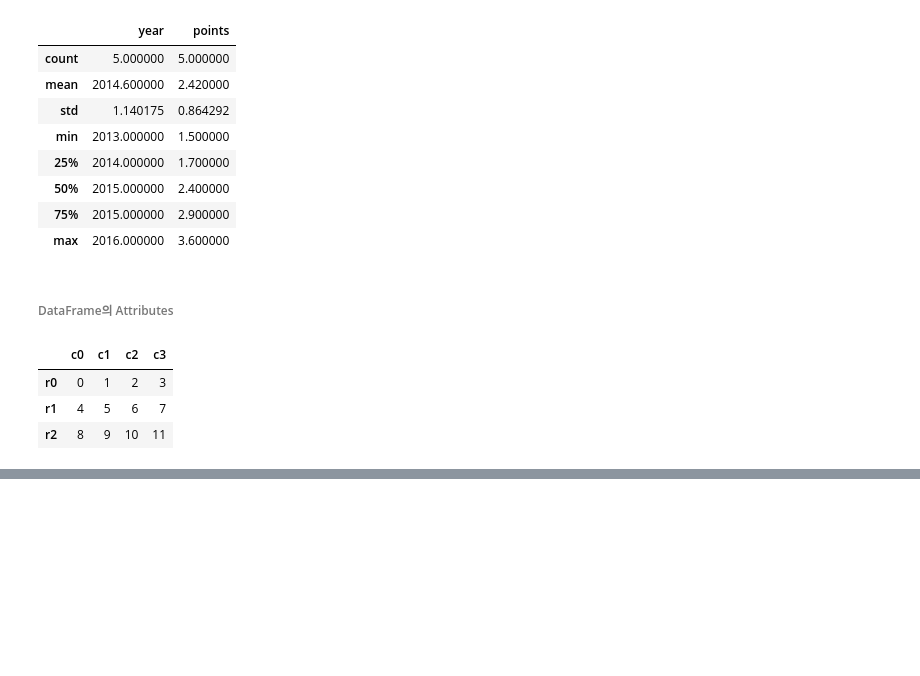
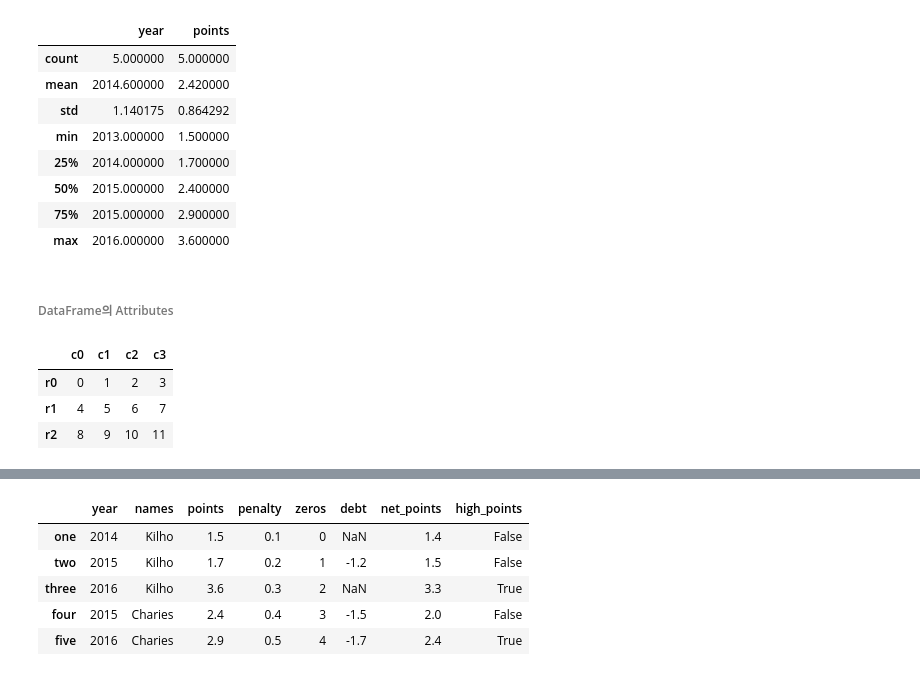
Before and after one commit to haebzzzang/dachungcam, a Jupyter notebook: 1week.ipynb, the cells around one changed output, grey strips where cells are left out. Drawn from its saved outputs; the diff is of its cells as text; code cells hidden in the pictures; blank space fills up the shorter version.

```diff
--- a/1week.ipynb
+++ b/1week.ipynb
@@ -1821,0 +1994,7 @@ df_1
+# %%
+data = {'names' : ['Kilho', 'Kilho', 'Kilho', 'Charies', 'Charies'],
+        'year' : [2014, 2015, 2016, 2015, 2016],
+        'points' : [1.5, 1.7, 3.6, 2.4, 2.9]}
+
+df = pd.DataFrame(data, columns = ['year', 'names', 'points', 'penalty'],
+                index = ['one', 'two', 'three', 'four', 'five'])
@@ -1821,0 +2013,8 @@ df_1
+# %%
+## 특정 열 선택 후, 값 대입
+df['penalty'] = .5
+df['penalty'] = [.1, .2, .3, .4, .5]
+# %%
+## 새로운 열 추가
+df['zeros'] = np.arange(5)
+df
@@ -1821,0 +2028,6 @@ df_1
+# %%
+## Series 추가 가능
+val = pd.Series([-1.2, -1.5, -1.7], index = ['two', 'four', 'five'])
+
+df['debt'] = val
+df
@@ -1821,0 +2041,11 @@ df_1
+# %%
+df['net_points'] = df['points'] - df['penalty']
+df['high_points'] = df['net_points'] > 2.0
+df
+# %% [output]
+|  | year | names | points | penalty | zeros | debt | net_points | high_points |
+| one | 2014 | Kilho | 1.5 | 0.1 | 0 | NaN | 1.4 | False |
+| two | 2015 | Kilho | 1.7 | 0.2 | 1 | -1.2 | 1.5 | False |
+| three | 2016 | Kilho | 3.6 | 0.3 | 2 | NaN | 3.3 | True |
+| four | 2015 | Charies | 2.4 | 0.4 | 3 | -1.5 | 2.0 | False |
+| five | 2016 | Charies | 2.9 | 0.5 | 4 | -1.7 | 2.4 | True |
```
Also changed, not shown: parts of 63 cells of this notebook.
